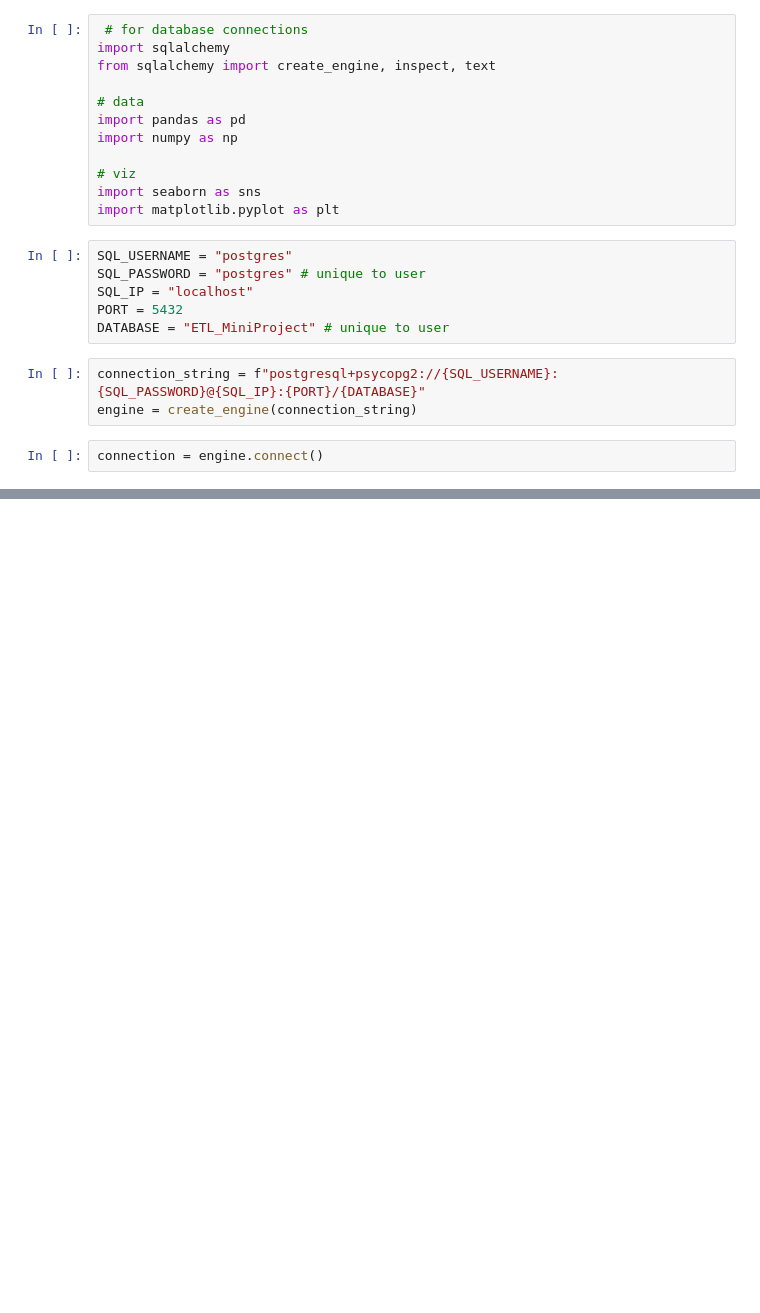
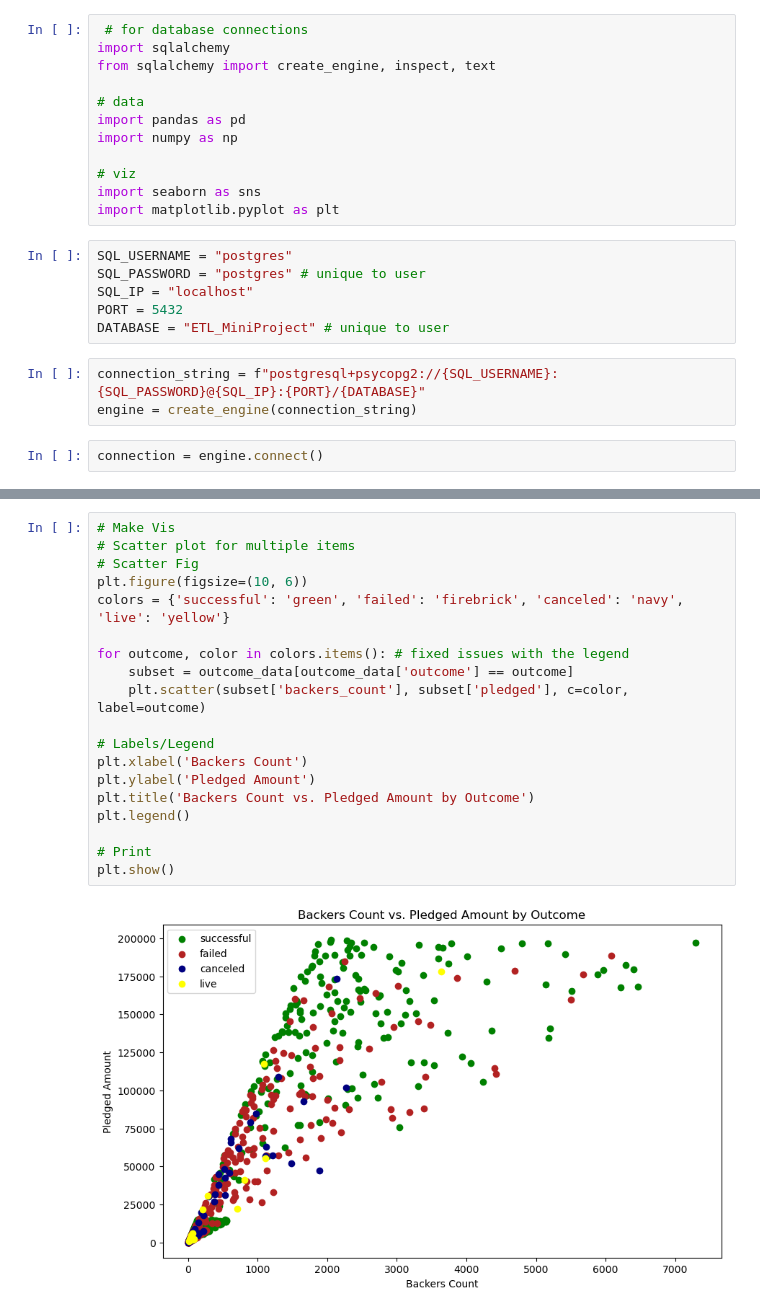
Before and after one commit to Stephenferrier/ETL_Mini_Project_22, a Jupyter notebook: Starter_Files/ETL_Query.ipynb, the cells around one changed output, grey strips where cells are left out. Cells and saved outputs as stored; diff of their text form; blank space fills up the shorter version.

```diff
--- a/Starter_Files/ETL_Query.ipynb
+++ b/Starter_Files/ETL_Query.ipynb
@@ -66,4 +66,25 @@ outcome_data
 | 998 | 2175 | 374 | 37823 | failed |
 | 999 | 1788 | 1122 | 62819 | canceled |
 1000 rows × 4 columns
+# %%
+# Make Vis
+# Scatter plot for multiple items
+# Scatter Fig
+plt.figure(figsize=(10, 6))
+colors = {'successful': 'green', 'failed': 'firebrick', 'canceled': 'navy', 'live': 'yellow'}
+
+for outcome, color in colors.items(): # fixed issues with the legend
+    subset = outcome_data[outcome_data['outcome'] == outcome]
+    plt.scatter(subset['backers_count'], subset['pledged'], c=color, label=outcome)
+
+# Labels/Legend
+plt.xlabel('Backers Count')
+plt.ylabel('Pledged Amount')
+plt.title('Backers Count vs. Pledged Amount by Outcome')
+plt.legend()
+
+# Print
+plt.show()
+# %% [output]
+[figure, added]
 # %%
```
Also changed, not shown: parts of 16 cells of this notebook, 1 other file.
